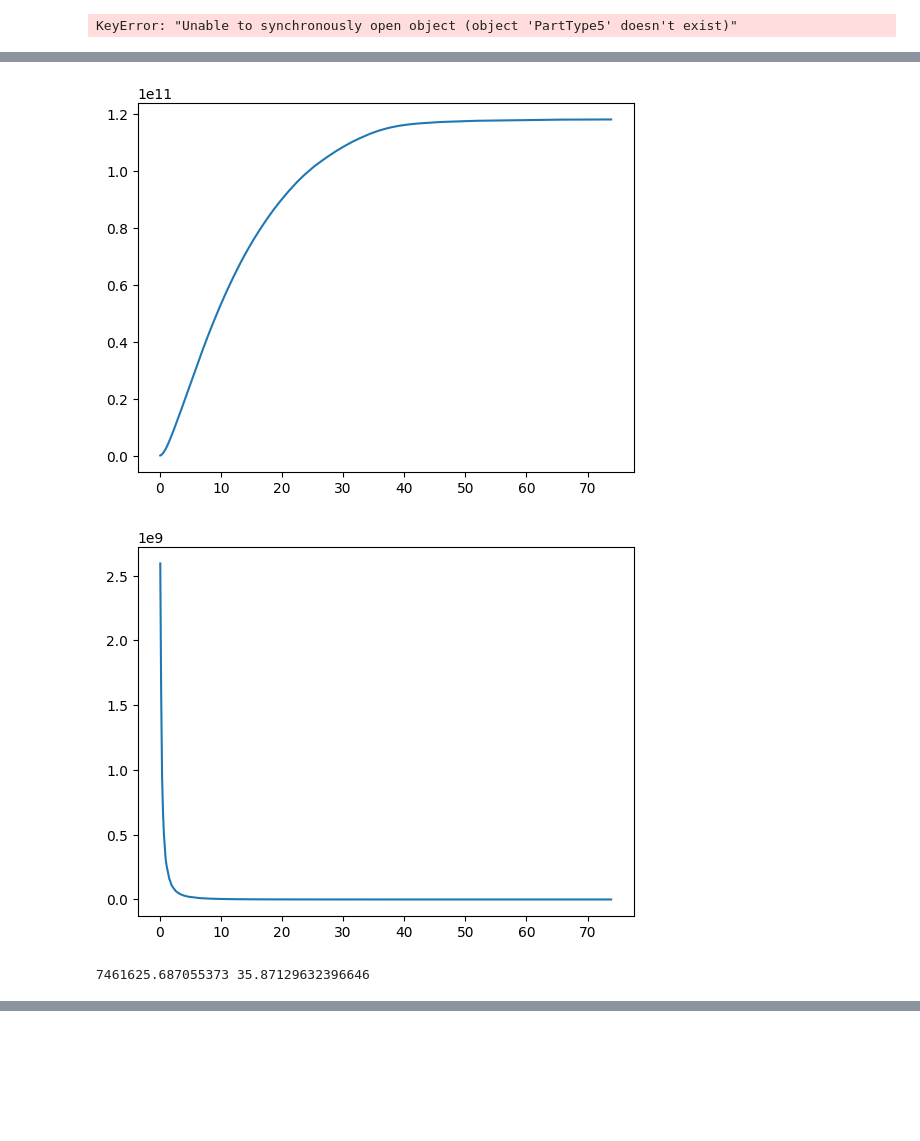
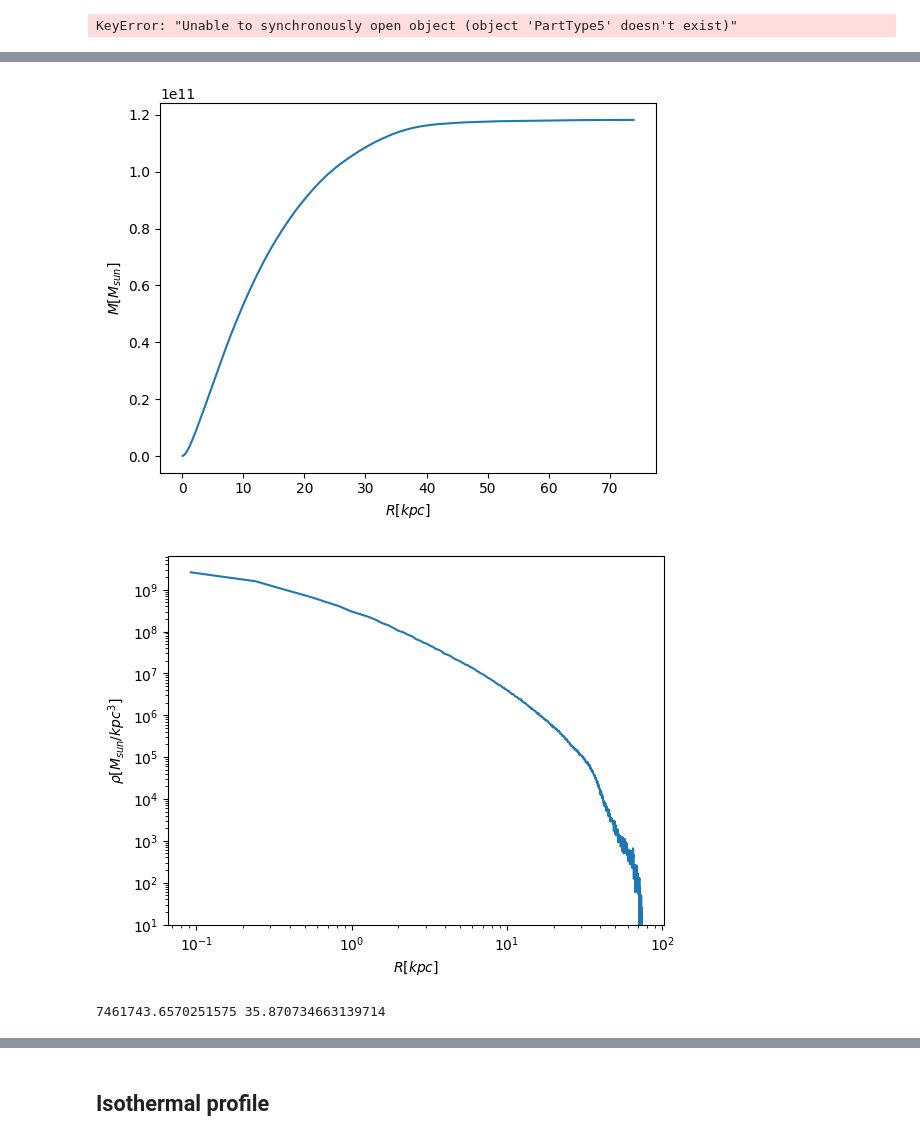
Before and after one commit to merkulovaveraastro9-source/AstronomyProject, a Jupyter notebook: Untitled3.ipynb, the cells around one changed output, grey strips where cells are left out. Cells and saved outputs as stored; diff of their text form; code cells hidden in the pictures; blank space fills up the shorter version.

Commit message:
Einasto profile and Exponencial profile

```diff
--- a/Untitled3.ipynb
+++ b/Untitled3.ipynb
@@ -463,7 +463,7 @@ def Plotnost(baseUrl,number_snap,ID):
 # %%
 import numpy as np
 from h5py import File
-import matplotlib.pyplot as mpl
+import matplotlib.pyplot as plt
 import requests
 
 baseUrl = 'http://www.tng-project.org/api/'
@@ -488,23 +488,23 @@ def get(path, params=None):
         return filename # return the filename string
 
     return r
-def GetCutout(baseUrl,number_snap,ID):
-    simulation=baseUrl + "TNG50-1-Dark/"
+def GetCutout(baseUrl,number_snap,id, n_time):
+    simulation=baseUrl + "TNG50-1/"
     snapshot = get(get(simulation)['snapshots'])[number_snap]['url']
 
     redshift = get(snapshot)['redshift']
 
 
-    subhalo = get(get(snapshot)['subhalos'])['results'][ID]['url']
-    cutout = get(subhalo + "cutout.hdf5",{'dm':'Coordinates'})
+    subhalo = snapshot + f"subhalos/{id}/mwm31s_cutouts/"
+    cutout = get(subhalo + f"snap_{n_time}.hdf5")
     scale_factor = 1.0 / (1+redshift)
-    return cutout,subhalo,scale_factor
+    return cutout, scale_factor
 
-def Dark_Mass(cutout,subhalo,scale_factor):
+def Dark_Mass(cutout,scale_factor):
     with File(cutout,'r') as cut:
-        x = cut['PartType1']['Coordinates'][:,0] - get(subhalo)['pos_x']
-        y = cut['PartType1']['Coordinates'][:,1] - get(subhalo)['pos_y']
-        z = cut['PartType1']['Coordinates'][:,2] - get(subhalo)['pos_z']
+        x = cut['PartType1']['RotatedCoordinates'][:,0]
+        y = cut['PartType1']['RotatedCoordinates'][:,1]
+        z = cut['PartType1']['RotatedCoordinates'][:,2]
         radius = np.sqrt(x**2 + y**2 + z**2) * scale_factor*h0
         Mass= [ m_dm*h0*10**10 for i in range(len(radius))]
         hist, bins = np.histogram(radius, bins=500,weights=Mass,density = False)
@@ -516,8 +516,20 @@ def Dark_Mass(cutout,subhalo,scale_factor):
         for i in range(len(hist)):
             dR[i] = bins[i+1] - bins[i]
 
-        mpl.plot(Rad,Masses)
+        plt.plot(Rad,Masses)
+        plt.xlabel(r'$R [kpc]$')
+        plt.ylabel(r'$M [{M}_{sun}]$')
 
-        mpl.show()
+        plt.show()
     return Masses,Rad, hist, dR
+def Dark_Mass_Density(Mass,Rad, dR):
+    Density  = Mass / (4 * np.pi * Rad**2 * dR)
+    plt.plot(Rad,Density)
+    plt.xscale('log')
+    plt.yscale('log')
+    plt.xlabel(r'$R [kpc]$')
+    plt.ylabel(r'$\rho[{M}_{sun}/{kpc}^3]$')
+
+    plt.show()
+    return Density, Rad
 # %% [markdown]
@@ -568,11 +579,11 @@ curve__func_plot(Rad,plot0,r0,Plotnost)
 # %%
 cutout,subhalo,scale_factor = GetCutout(baseUrl,99,8)
 Masses,Rad,Mass,dR  = Dark_Mass(cutout,subhalo,scale_factor)
-Plotnost,Rad= Plotnost_Dark_Mass(Mass,Rad,dR)
-plot0,r0 = curve_plotnost(Plotnost,Rad)
-curve__func_plot(Rad,plot0,r0,Plotnost)
-curve__func_mass(Rad,plot0,r0,Masses)
+Density,Rad= Dark_Mass_Density(Mass,Rad,dR)
+Rho0,r0 = curve_density(Density,Rad)
+curve_func_density(Rad,Rho0,r0,Density)
+curve_func_mass(Rad,Rho0,r0,Masses)
 # %% [output]
-[figure, old version]
+[figure, new version]
-[figure, old version]
+[figure, new version]
-7461625.687055373 35.87129632396646
+7461743.6570251575 35.870734663139714
@@ -580,0 +592,2 @@ curve__func_mass(Rad,plot0,r0,Masses)
+# %% [markdown]
+## Isothermal profile
```
Also changed, not shown: parts of 23 cells of this notebook.
